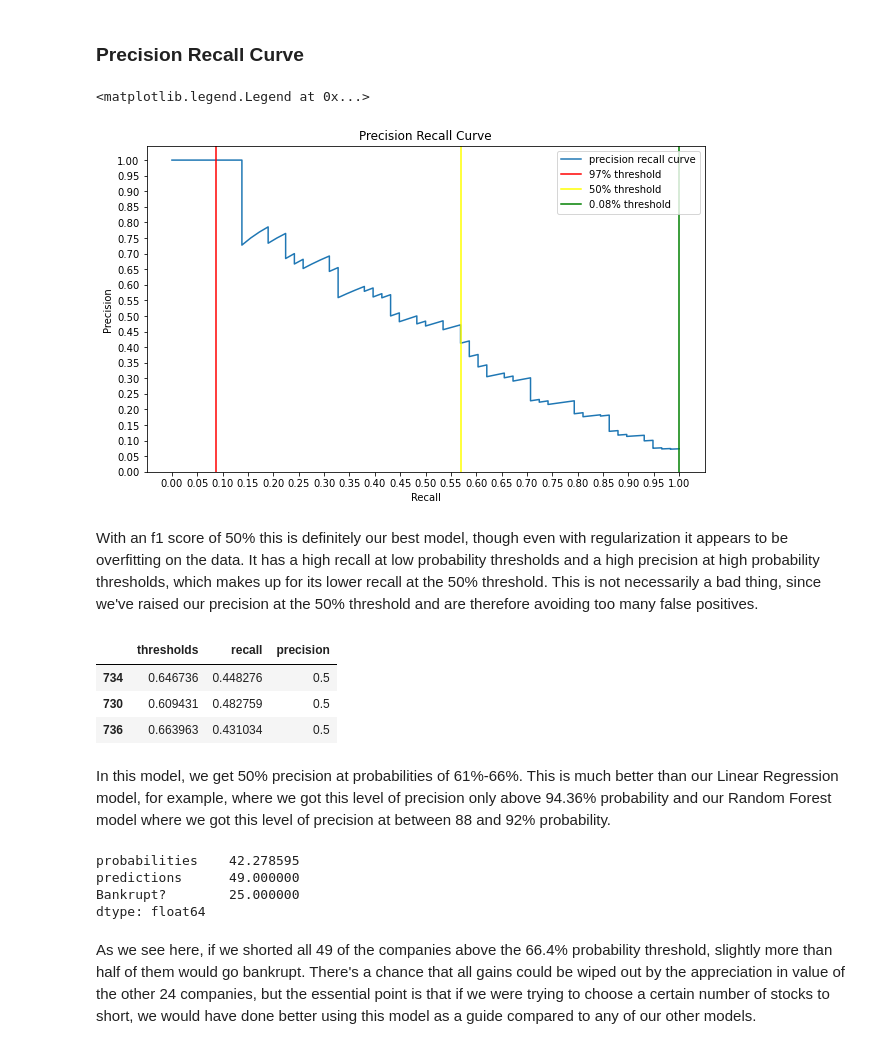
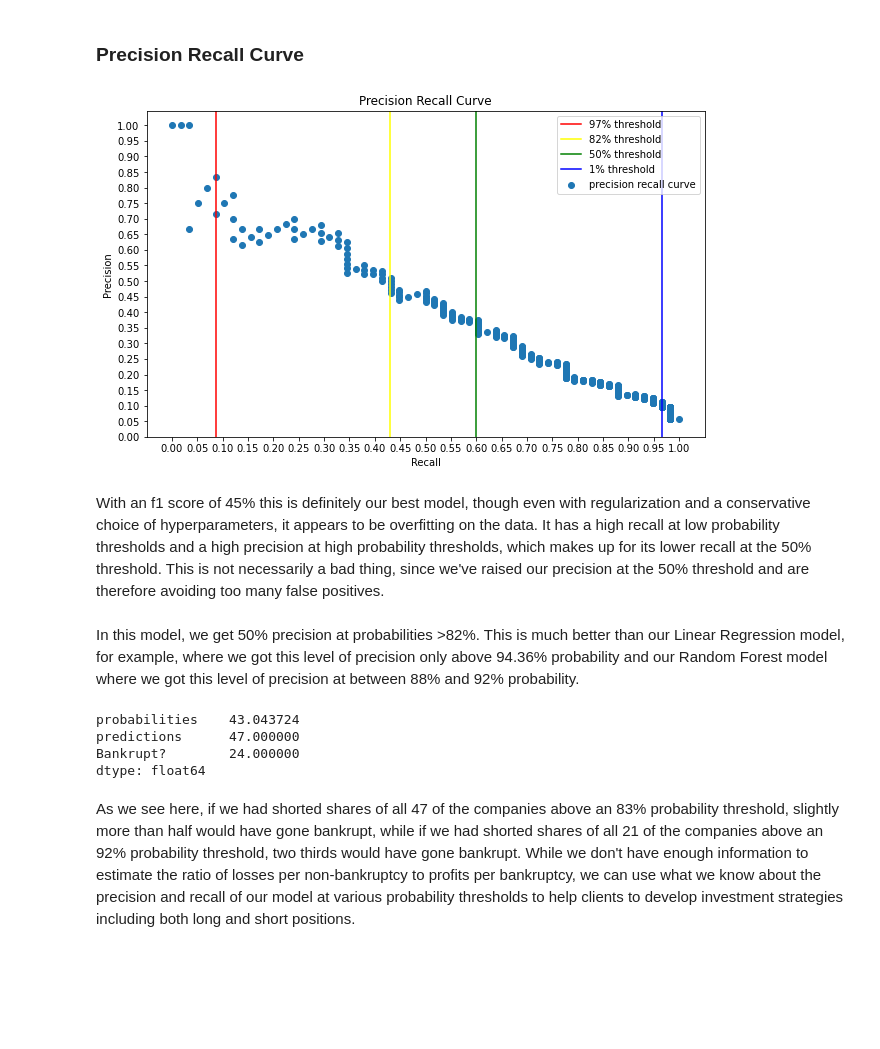
Before and after one commit to DavidKRichter/dsc-bankruptcy-project, a Jupyter notebook: index.ipynb, the cells around one changed output. Cells and saved outputs as stored; diff of their text form; code cells hidden in the pictures; blank space fills up the shorter version.

```diff
--- a/index.ipynb
+++ b/index.ipynb
@@ -959,8 +1028,9 @@ from xgboost import XGBClassifier
 # %%
 grid = {
     'max_depth': [2, 3, 4],
-    'n_estimators': [150, 160, 170, 180, 190],
-    'reg_lambda': [np.e**n for n in range(0, 6)]
+    'n_estimators': [20, 40, 60],
+    'min_child_weight': [0.002, 0.02, 0.2],
+    'reg_lambda': [2**n for n in range(5, 8)]
 }
 
 ratio = y_train.value_counts()[0]/y_train.value_counts()[1]
@@ -1079,50 +1158,43 @@ The above confusion matrices show that at above a 97% probability threshold, we
 # %%
 #getting probabilities for decision function
 
 y_probs = [n[1] for n in gs_xgb.predict_proba(X_test)]
 
 # getting precision recall curve
 
 precision, recall, thresholds = precision_recall_curve(y_test, y_probs)
 
 fig, ax = plt.subplots(figsize=(10, 6))
 
-ax.plot(recall, precision, label='precision recall curve')
+ax.scatter(recall, precision, label='precision recall curve')
 
 ax.set_yticks([i/20.0 for i in range(21)])
 ax.set_xticks([i/20.0 for i in range(21)])
 ax.set_xlabel('Recall')
 ax.set_ylabel('Precision')
 ax.set_title('Precision Recall Curve')
 ax.axvline(x=5/58, label='97% threshold', color='red')
-ax.axvline(x=0.57, label='50% threshold', color='yellow')
-ax.axvline(x=1, label='0.08% threshold', color='green')
+ax.axvline(x=0.43, label='82% threshold', color='yellow')
+ax.axvline(x=0.6, label='50% threshold', color='green')
+ax.axvline(x=56/58, label='1% threshold', color='blue')
+
 plt.legend(loc='upper right')
+plt.savefig('images/xgb_curve.png')
+plt.show()
 # %% [output]
-<matplotlib.legend.Legend at 0x...>
-[figure, old version]
+[figure, new version]
 # %% [markdown]
-With an f1 score of 50% this is definitely our best model, though even with regularization it appears to be overfitting on the data. It has a high recall at low probability thresholds and a high precision at high probability thresholds, which makes up for its lower recall at the 50% threshold. This is not necessarily a bad thing, since we've raised our precision at the 50% threshold and are therefore avoiding too many false positives.
+With an f1 score of 45% this is definitely our best model, though even with regularization and a conservative choice of hyperparameters, it appears to be overfitting on the data. It has a high recall at low probability thresholds and a high precision at high probability thresholds, which makes up for its lower recall at the 50% threshold. This is not necessarily a bad thing, since we've raised our precision at the 50% threshold and are therefore avoiding too many false positives.
-# %%
-thresholds_df = pd.DataFrame(thresholds.reshape(-1,1), columns=['thresholds'])
-precision_df = pd.DataFrame(precision.reshape(-1,1), columns=['precision'])
-recall_df = pd.DataFrame(recall.reshape(-1,1), columns=['recall'])
-
-precision_recall_df = pd.concat([thresholds_df, recall_df, precision_df], axis=1)
-precision_recall_df.sort_values('precision', ascending=False)[(precision_recall_df['precision']>0.499)&(precision_recall_df['precision']<0.501)]
-# %% [output]
-|  | thresholds | recall | precision |
-| 734 | 0.646736 | 0.448276 | 0.5 |
-| 730 | 0.609431 | 0.482759 | 0.5 |
-| 736 | 0.663963 | 0.431034 | 0.5 |
 # %% [markdown]
-In this model, we get 50% precision at probabilities of 61%-66%. This is much better than our Linear Regression model, for example, where we got this level of precision only above 94.36% probability and our Random Forest model where we got this level of precision at between 88 and 92% probability.
+In this model, we get 50% precision at probabilities >82%. This is much better than our Linear Regression model, for example, where we got this level of precision only above 94.36% probability and our Random Forest model where we got this level of precision at between 88% and 92% probability.
 # %%
-dataframe[dataframe['probabilities']>0.663963].sum()
+outcome_dataframe = get_threshold_outcome_dataframe(gs_xgb)
+
+outcome_dataframe[outcome_dataframe['probabilities']>0.83].sum()
 # %% [output]
-probabilities    42.278595
-predictions      49.000000
-Bankrupt?        25.000000
+probabilities    43.043724
+predictions      47.000000
+Bankrupt?        24.000000
 dtype: float64
 # %% [markdown]
-As we see here, if we shorted all 49 of the companies above the 66.4% probability threshold, slightly more than half of them would go bankrupt. There's a chance that all gains could be wiped out by the appreciation in value of the other 24 companies, but the essential point is that if we were trying to choose a certain number of stocks to short, we would have done better using this model as a guide compared to any of our other models.
+As we see here, if we had shorted shares of all 47 of the companies above an 83% probability threshold, slightly more than half would have gone bankrupt, while if we had shorted shares of all 21 of the companies above an 92% probability threshold, two thirds would have gone bankrupt. While we don't have enough information to estimate the ratio of losses per non-bankruptcy to profits per bankruptcy, we can use what we know about the precision and recall of our model at various probability thresholds to help clients to develop investment strategies including both long and short positions.
```
Also changed, not shown: parts of 120 cells of this notebook.
